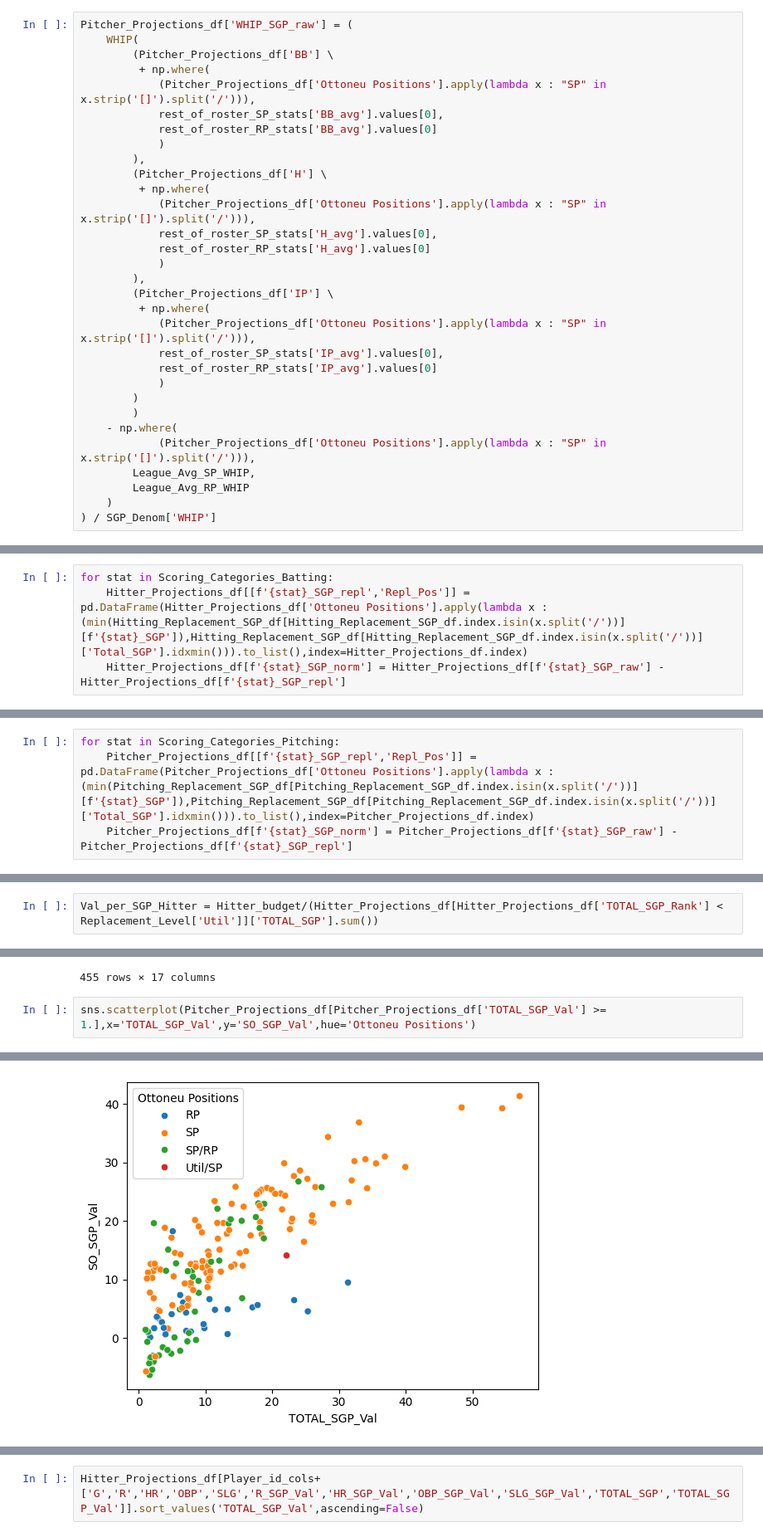
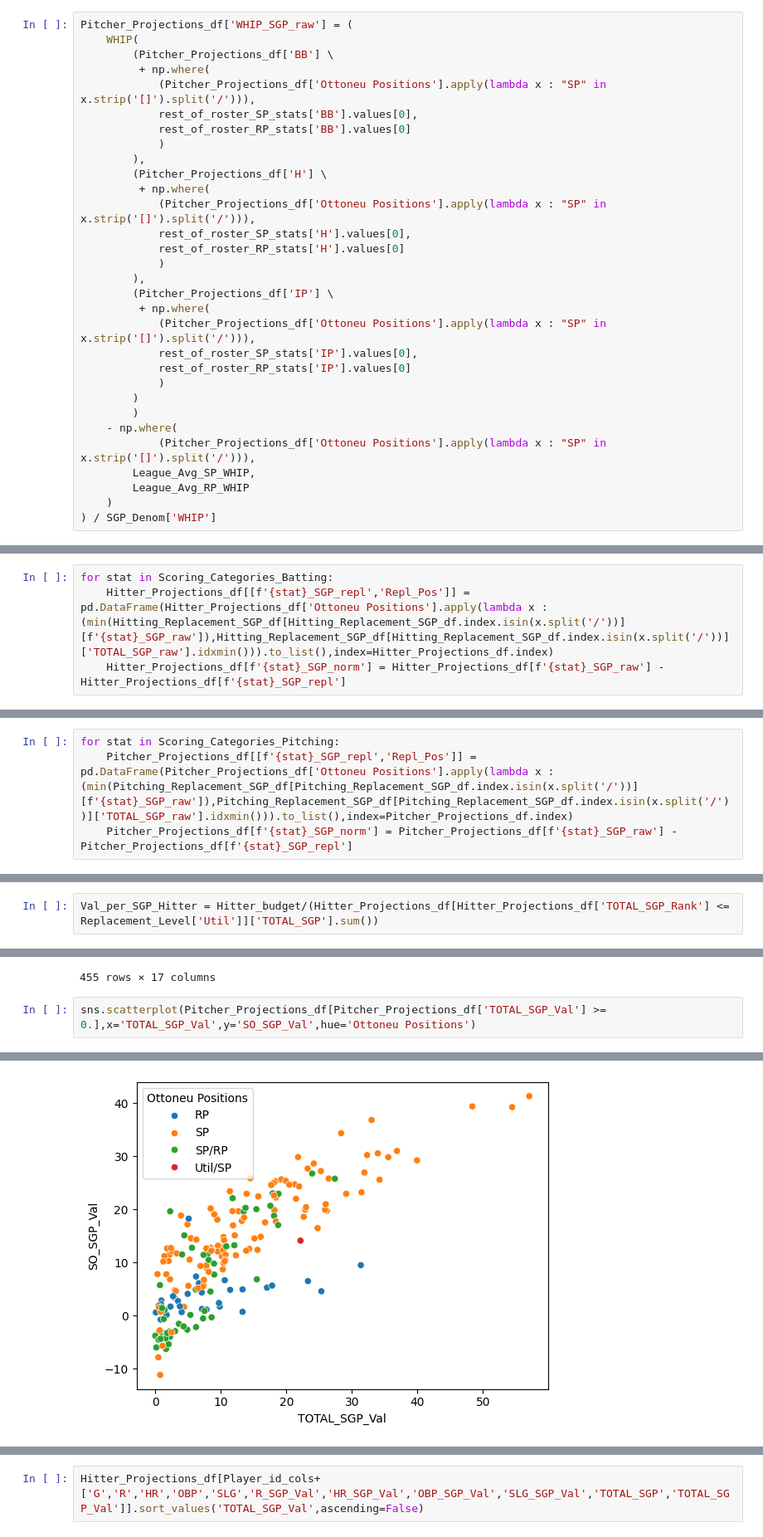
Before and after one commit to chmartin/Ottoneu_Baseball_Projects, a Jupyter notebook: Player_SGP/Imaginary_Hammers_SGP.ipynb, the cells around one changed output, grey strips where cells are left out. Shown at 83% size. Saved outputs shown, nothing was run; the diff lists cells and outputs as text.

Commit message:
Export replacement too.

```diff
--- a/Player_SGP/Imaginary_Hammers_SGP.ipynb
+++ b/Player_SGP/Imaginary_Hammers_SGP.ipynb
@@ -696,22 +727,22 @@ Pitcher_Projections_df['WHIP_SGP_raw'] = (
         (Pitcher_Projections_df['BB'] \
          + np.where(
             (Pitcher_Projections_df['Ottoneu Positions'].apply(lambda x : "SP" in x.strip('[]').split('/'))),
-            rest_of_roster_SP_stats['BB_avg'].values[0],
-            rest_of_roster_RP_stats['BB_avg'].values[0]
+            rest_of_roster_SP_stats['BB'].values[0],
+            rest_of_roster_RP_stats['BB'].values[0]
             )
         ),
         (Pitcher_Projections_df['H'] \
          + np.where(
             (Pitcher_Projections_df['Ottoneu Positions'].apply(lambda x : "SP" in x.strip('[]').split('/'))),
-            rest_of_roster_SP_stats['H_avg'].values[0],
-            rest_of_roster_RP_stats['H_avg'].values[0]
+            rest_of_roster_SP_stats['H'].values[0],
+            rest_of_roster_RP_stats['H'].values[0]
             )
         ),
         (Pitcher_Projections_df['IP'] \
          + np.where(
             (Pitcher_Projections_df['Ottoneu Positions'].apply(lambda x : "SP" in x.strip('[]').split('/'))),
-            rest_of_roster_SP_stats['IP_avg'].values[0],
-            rest_of_roster_RP_stats['IP_avg'].values[0]
+            rest_of_roster_SP_stats['IP'].values[0],
+            rest_of_roster_RP_stats['IP'].values[0]
             )
         )
         )
@@ -859,7 +882,7 @@ pd.DataFrame(Hitter_Projections_df['Ottoneu Positions'].apply(lambda x : (min(Hi
 384 rows × 2 columns
 # %%
 for stat in Scoring_Categories_Batting:
-    Hitter_Projections_df[[f'{stat}_SGP_repl','Repl_Pos']] = pd.DataFrame(Hitter_Projections_df['Ottoneu Positions'].apply(lambda x : (min(Hitting_Replacement_SGP_df[Hitting_Replacement_SGP_df.index.isin(x.split('/'))][f'{stat}_SGP']),Hitting_Replacement_SGP_df[Hitting_Replacement_SGP_df.index.isin(x.split('/'))]['Total_SGP'].idxmin())).to_list(),index=Hitter_Projections_df.index)
+    Hitter_Projections_df[[f'{stat}_SGP_repl','Repl_Pos']] = pd.DataFrame(Hitter_Projections_df['Ottoneu Positions'].apply(lambda x : (min(Hitting_Replacement_SGP_df[Hitting_Replacement_SGP_df.index.isin(x.split('/'))][f'{stat}_SGP_raw']),Hitting_Replacement_SGP_df[Hitting_Replacement_SGP_df.index.isin(x.split('/'))]['TOTAL_SGP_raw'].idxmin())).to_list(),index=Hitter_Projections_df.index)
     Hitter_Projections_df[f'{stat}_SGP_norm'] = Hitter_Projections_df[f'{stat}_SGP_raw'] - Hitter_Projections_df[f'{stat}_SGP_repl']
 # %%
 Hitter_Projections_df.head()
@@ -1032,7 +1072,7 @@ Util/SP      1
 Name: count, dtype: int64
 # %%
 for stat in Scoring_Categories_Pitching:
-    Pitcher_Projections_df[[f'{stat}_SGP_repl','Repl_Pos']] = pd.DataFrame(Pitcher_Projections_df['Ottoneu Positions'].apply(lambda x : (min(Pitching_Replacement_SGP_df[Pitching_Replacement_SGP_df.index.isin(x.split('/'))][f'{stat}_SGP']),Pitching_Replacement_SGP_df[Pitching_Replacement_SGP_df.index.isin(x.split('/'))]['Total_SGP'].idxmin())).to_list(),index=Pitcher_Projections_df.index)
+    Pitcher_Projections_df[[f'{stat}_SGP_repl','Repl_Pos']] = pd.DataFrame(Pitcher_Projections_df['Ottoneu Positions'].apply(lambda x : (min(Pitching_Replacement_SGP_df[Pitching_Replacement_SGP_df.index.isin(x.split('/'))][f'{stat}_SGP_raw']),Pitching_Replacement_SGP_df[Pitching_Replacement_SGP_df.index.isin(x.split('/'))]['TOTAL_SGP_raw'].idxmin())).to_list(),index=Pitcher_Projections_df.index)
     Pitcher_Projections_df[f'{stat}_SGP_norm'] = Pitcher_Projections_df[f'{stat}_SGP_raw'] - Pitcher_Projections_df[f'{stat}_SGP_repl']
 # %%
 Pitcher_Projections_df['TOTAL_SGP'] = Pitcher_Projections_df[[f'{col}_SGP_norm' for col in Scoring_Categories_Pitching]].sum(axis=1)
@@ -1109,5 +1166,5 @@ sns.histplot(Pitcher_Projections_df[(Pitcher_Projections_df['TOTAL_SGP'] > 0.)],
 # %%
-Val_per_SGP_Hitter = Hitter_budget/(Hitter_Projections_df[Hitter_Projections_df['TOTAL_SGP_Rank'] < Replacement_Level['Util']]['TOTAL_SGP'].sum())
+Val_per_SGP_Hitter = Hitter_budget/(Hitter_Projections_df[Hitter_Projections_df['TOTAL_SGP_Rank'] <= Replacement_Level['Util']]['TOTAL_SGP'].sum())
 # %%
 Val_per_SGP_Hitter
 # %% [output]
@@ -1225,8 +1294,8 @@ Pitcher_Projections_df[Player_id_cols+['IP','SO','HR9','ERA','WHIP','SO_SGP_Val'
 | 403 | 24580 | 33683 | Josiah Gray | Josiah Gray | WSN | RP | 113.72280 | 94.70684 | 1.461434 | ... |
 455 rows × 17 columns
 # %%
-sns.scatterplot(Pitcher_Projections_df[Pitcher_Projections_df['TOTAL_SGP_Val'] >= 1.],x='TOTAL_SGP_Val',y='SO_SGP_Val',hue='Ottoneu Positions')
+sns.scatterplot(Pitcher_Projections_df[Pitcher_Projections_df['TOTAL_SGP_Val'] >= 0.],x='TOTAL_SGP_Val',y='SO_SGP_Val',hue='Ottoneu Positions')
 # %% [output]
 <Axes: xlabel='TOTAL_SGP_Val', ylabel='SO_SGP_Val'>
-[figure, old version]
+[figure, new version]
 # %%
```
Also changed, not shown: parts of 47 cells of this notebook, 5 other files.
